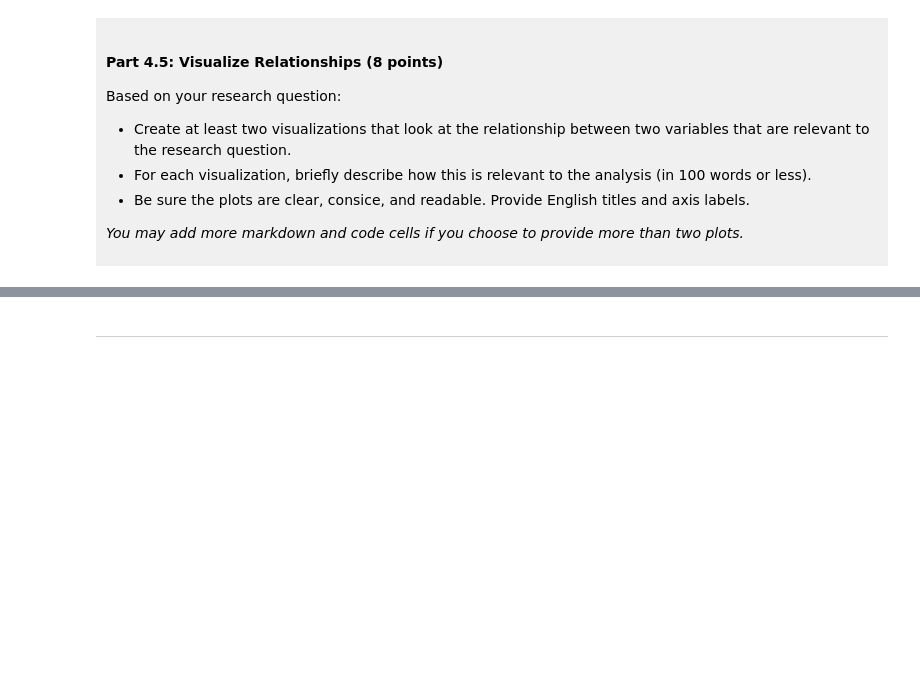
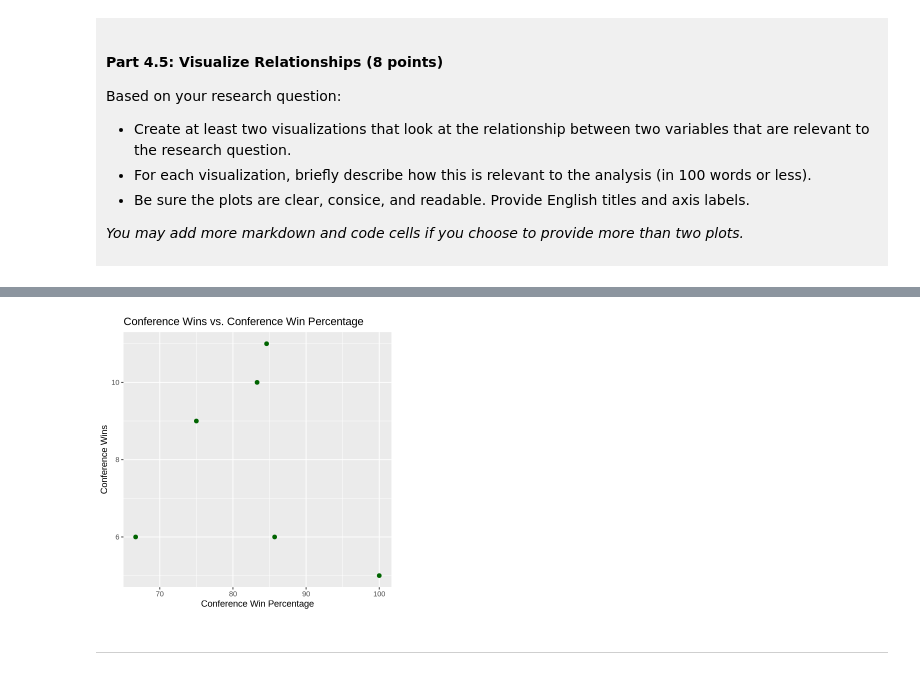
Before and after one commit to prabhleenkpanesar-cmd/dsci_100_project_prabhleen_kaur, a Jupyter notebook: dsci-100-project-notebook.ipynb, the cells around one changed output, grey strips where cells are left out. Cells and saved outputs as stored; diff of their text form; code cells hidden in the pictures; blank space fills up the shorter version.

```diff
--- a/dsci-100-project-notebook.ipynb
+++ b/dsci-100-project-notebook.ipynb
@@ -325,5 +406,11 @@ Visualization 2: %%% EDIT THIS MARKDOWN CELL%%%
 # %%
-### EDIT THIS CODE CELL FOR VISUALIZATION 2###
+options(repr.plot.width = 5, repr.plot.height = 5)
+viz_2<-ggplot(march_tidy, aes(x = conf_wins_pct, y = conf_wins)) +
+  geom_point(color = "darkgreen", size = 2) +
+  labs(title = "Conference Wins vs. Conference Win Percentage", x = "Conference Win Percentage", y = "Conference Wins")
+viz_2
+# %% [output]
+[figure, added]
 # %% [markdown]
 ------
 # %% [markdown]
```
Also changed, not shown: parts of 10 cells of this notebook.
